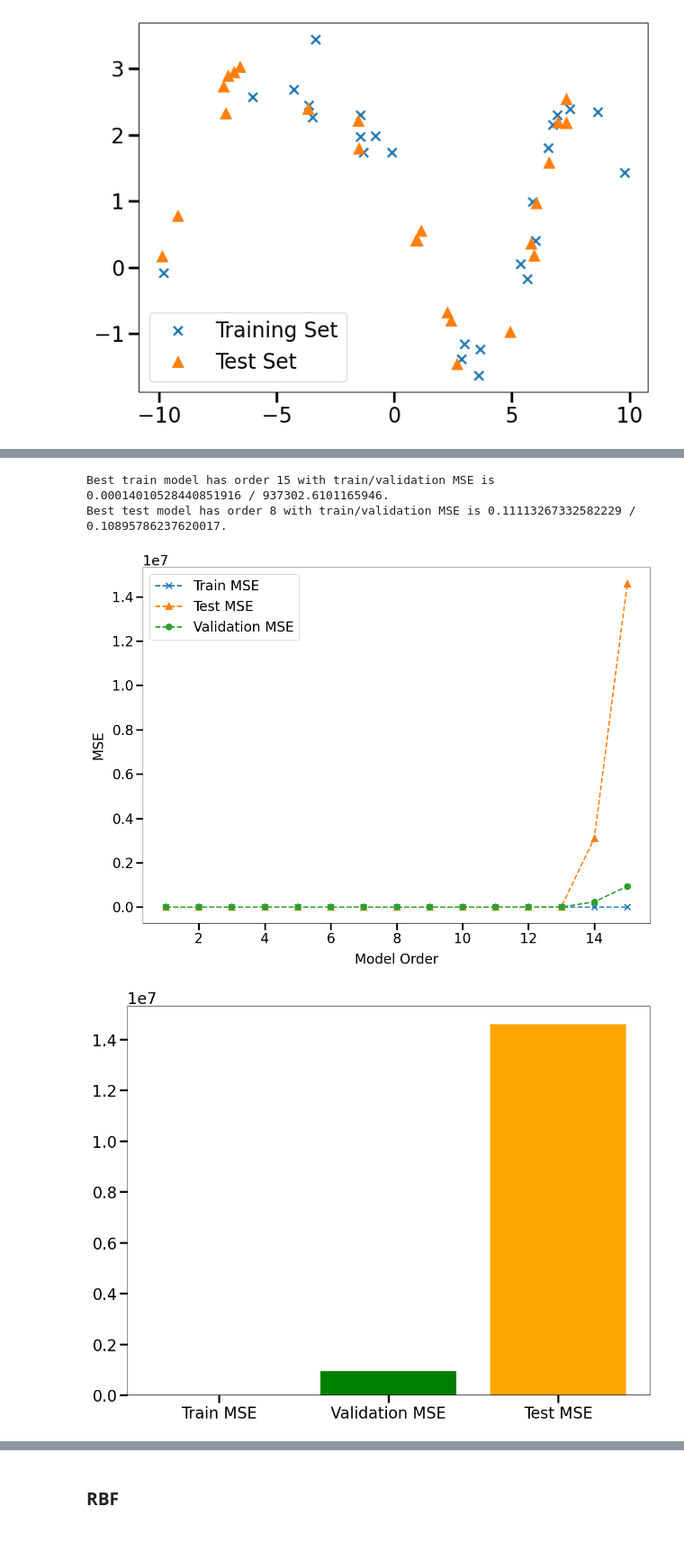
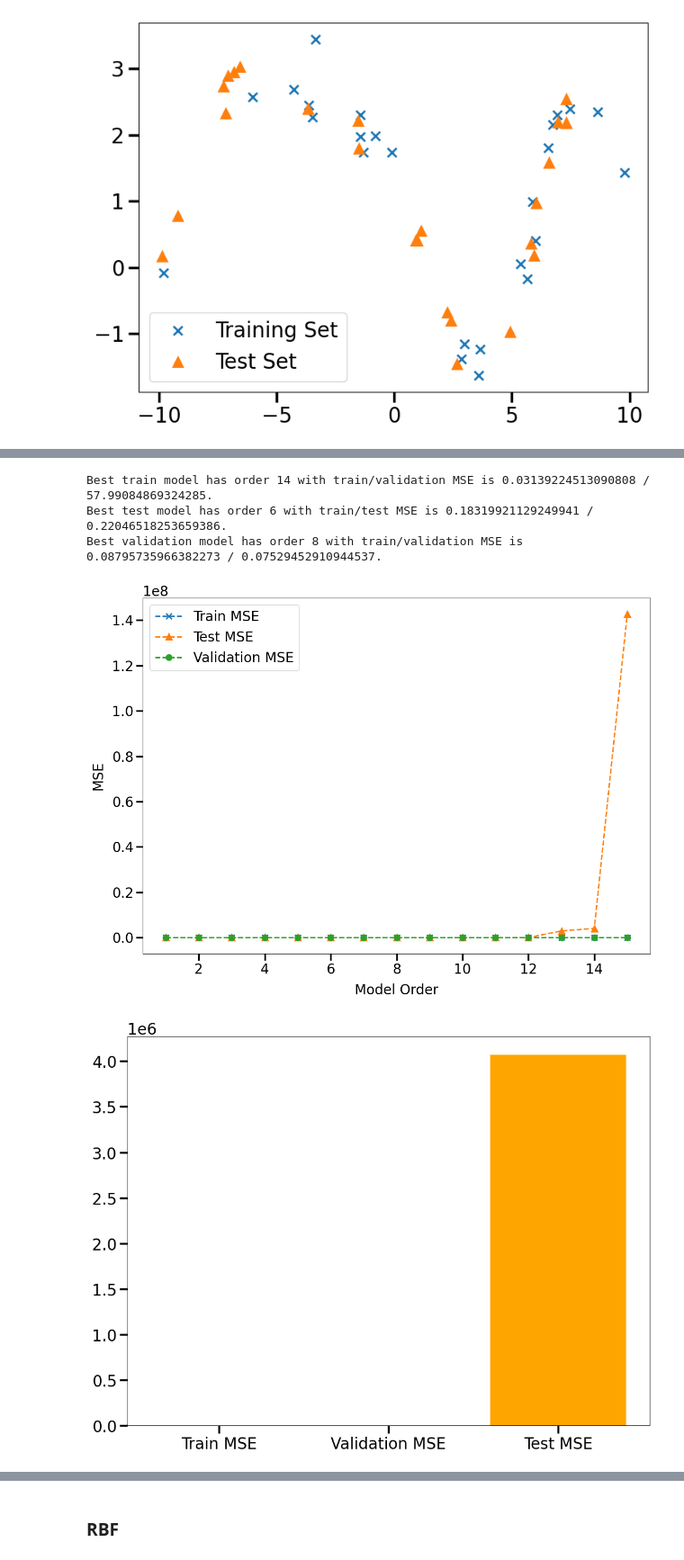
Before and after one commit to Roecker1/nlsp_ue, a Jupyter notebook: notebooks/assignments/1-1-system-identification.ipynb, the cells around one changed output, grey strips where cells are left out. Shown at 90% size. Saved outputs shown, nothing was run; the diff lists cells and outputs as text; code cells hidden in the pictures.

```diff
--- a/notebooks/assignments/1-1-system-identification.ipynb
+++ b/notebooks/assignments/1-1-system-identification.ipynb
@@ -50,7 +52,9 @@ Number of test samples is 25.
 [figure]
 # %%
 max_order = 15
-model_class = RBFModel
+ls = 100
+# model_class = PolynomialModel
+model_class = partial(RBFModel, lengthscale=ls)
 
 train_mse_list = []
 test_mse_list = []
@@ -74,6 +78,5 @@ plt.legend()
 plt.xlabel('Model Order')
 plt.ylabel('MSE')
 plt.tight_layout()
-plt.show()
-plt.savefig(f"{str(model)}_mse_order_{max_order}.png", format='png')
+plt.savefig(f"{str(model)}_mse_order_{max_order}{f'_lengthscale_{ls}' if str(model) == 'RBFModel' else ''}.png", format='png')
 # %% [output]
@@ -87,0 +105,6 @@ str(model_class)
+# %%
+order = 3
+width = 10
+centers = np.linspace(-10, 10, order)
+for c in centers:
+    plt.plot(x_support, model.rbf(x_support, c, width))
@@ -115,6 +169,6 @@ Number of test samples is 25.
 # %%
 max_order = 15
-model_class = RBFModel
+model_class = PolynomialModel
 
 train_mse_list = []
 test_mse_list = []
@@ -129,38 +183,40 @@ for order in range(1, max_order+1):
 
 best_train_order = np.argmin(np.array(train_mse_list)) + 1
 print(f'Best train model has order {best_train_order} with train/validation MSE is {train_mse_list[best_train_order-1]} / {validation_mse_list[best_train_order-1]}.')
-
+best_test_order = np.argmin(np.array(test_mse_list)) + 1
+print(f'Best test model has order {best_test_order} with train/test MSE is {train_mse_list[best_test_order-1]} / {test_mse_list[best_test_order-1]}.')
 best_validation_order = np.argmin(np.array(validation_mse_list)) + 1
-print(f'Best test model has order {best_validation_order} with train/validation MSE is {train_mse_list[best_validation_order-1]} / {validation_mse_list[best_validation_order-1]}.')
+print(f'Best validation model has order {best_validation_order} with train/validation MSE is {train_mse_list[best_validation_order-1]} / {validation_mse_list[best_validation_order-1]}.')
 
 plt.close('all')
 plt.figure()
 plt.plot(list(range(1,max_order+1)), train_mse_list, 'x--', label='Train MSE')
 plt.plot(list(range(1,max_order+1)), test_mse_list, '^--', label='Test MSE')
 plt.plot(list(range(1,max_order+1)), validation_mse_list, 'o--', label='Validation MSE')
 plt.legend()
 plt.xlabel('Model Order')
 plt.ylabel('MSE')
 plt.tight_layout()
 plt.savefig(f"{str(model)}_mse_order_with_val_{max_order}.png", format='png')
 plt.show()
 plt.figure()
 # create a dataset
 height = [train_mse_list[best_train_order-1], validation_mse_list[best_train_order-1], test_mse_list[best_train_order-1]]
 bars = ("Train MSE", "Validation MSE", "Test MSE")
 x_pos = np.arange(len(bars))
 
 # Create bars with different colors
 plt.bar(x_pos, height, color=['blue', 'green', 'orange'])
 
 # Create names on the x-axis
 plt.xticks(x_pos, bars)
 
 # Show graph
 plt.show()
 validation_mse_list
 # %% [output]
-Best train model has order 15 with train/validation MSE is 0.00014010528440851916 / 937302.6101165946.
-Best test model has order 8 with train/validation MSE is 0.11113267332582229 / 0.10895786237620017.
+Best train model has order 14 with train/validation MSE is 0.03139224513090808 / 57.99084869324285.
+Best test model has order 6 with train/test MSE is 0.18319921129249941 / 0.22046518253659386.
+Best validation model has order 8 with train/validation MSE is 0.08795735966382273 / 0.07529452910944537.
-[figure, old version]
+[figure, new version]
-[figure, old version]
+[figure, new version]
```
Also changed, not shown: parts of 20 cells of this notebook, 19 other files.
